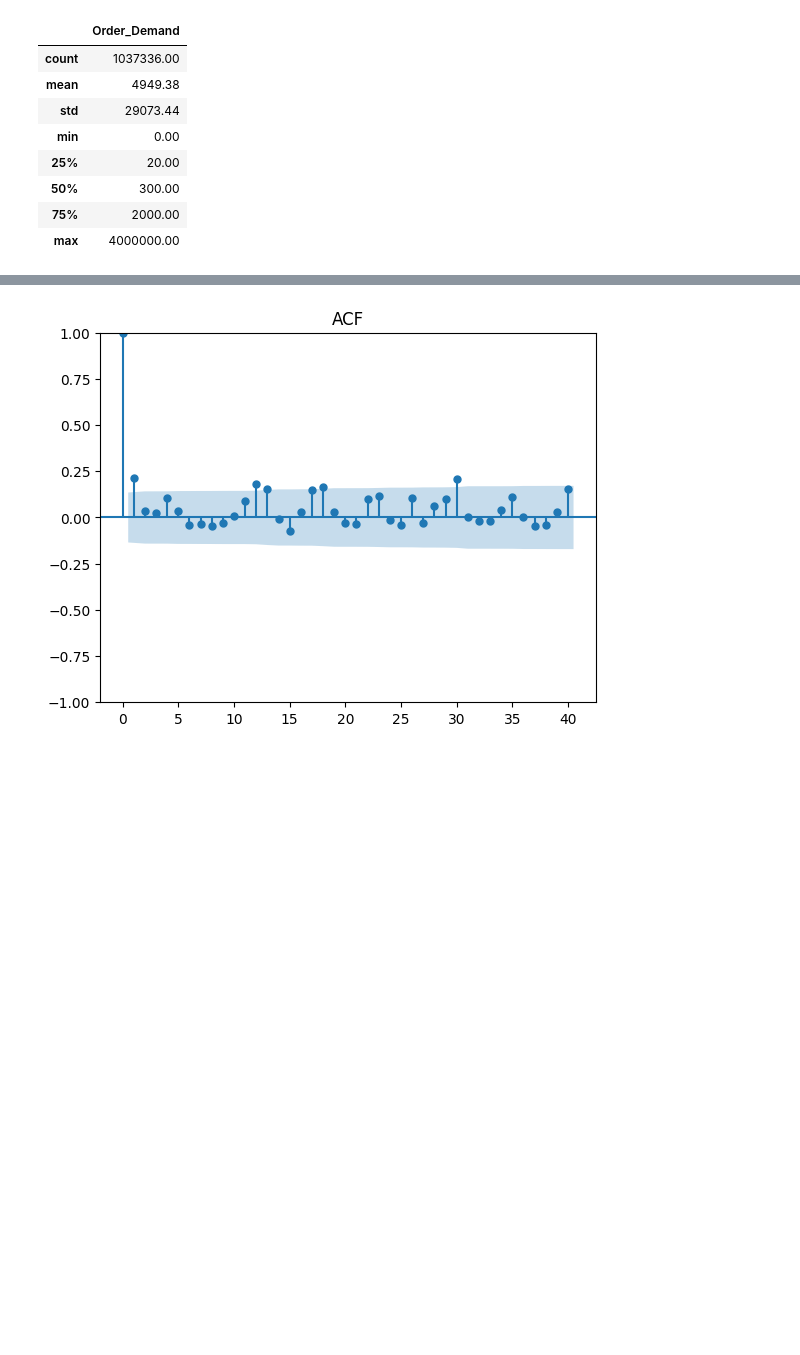
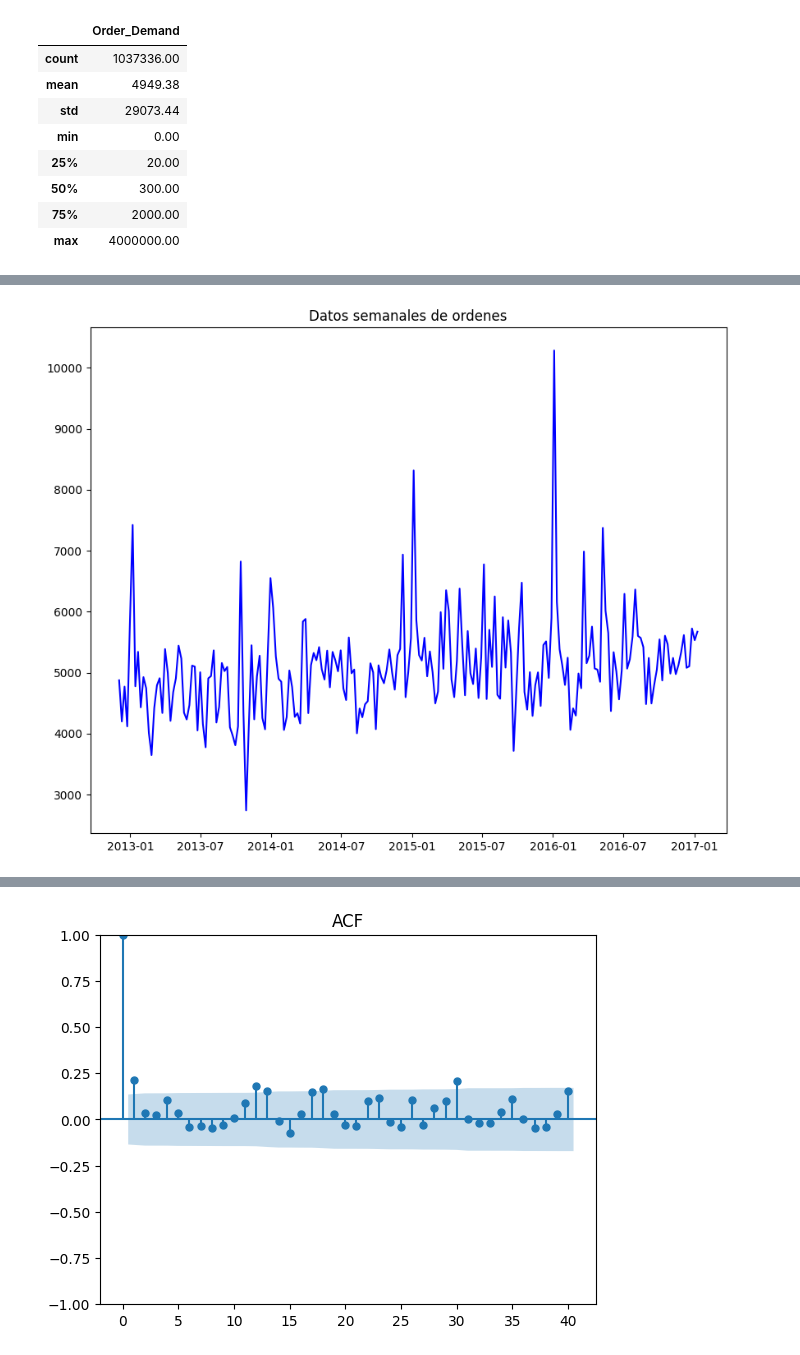
Before and after one commit to LLAES07/Forecasting-SARIMA, a Jupyter notebook: Notebooks/proyect.ipynb, the cells around one changed output, grey strips where cells are left out. Saved outputs shown, nothing was run; the diff lists cells and outputs as text; code cells hidden in the pictures; blank space fills up the shorter version.

```diff
--- a/Notebooks/proyect.ipynb
+++ b/Notebooks/proyect.ipynb
@@ -153,3 +181,12 @@ plt.show()
+# %%
+y = y[y.index > pd.to_datetime('2012-12-01')]
+# %%
+plt.figure(figsize=(10, 8))
+plt.plot(y.index, y, label='Datos Originales', color='blue')
+plt.title('Datos semanales de ordenes')
+plt.show()
+# %% [output]
+[figure, added]
 # %%
 from statsmodels.tsa.seasonal import seasonal_decompose
 result = seasonal_decompose(y, model='additive')
```
Also changed, not shown: parts of 32 cells of this notebook.
